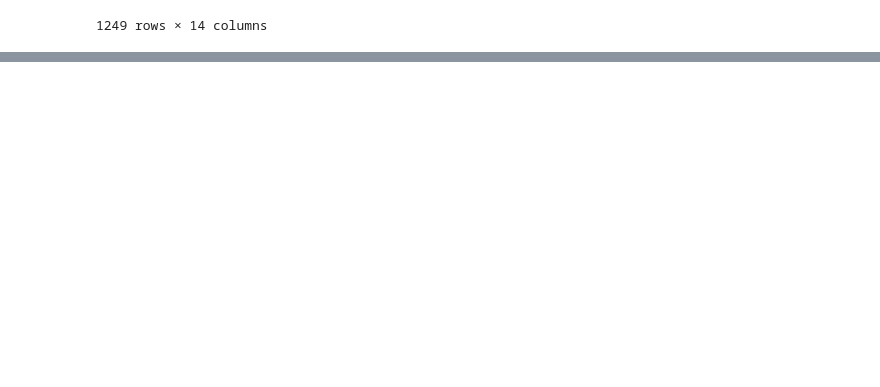
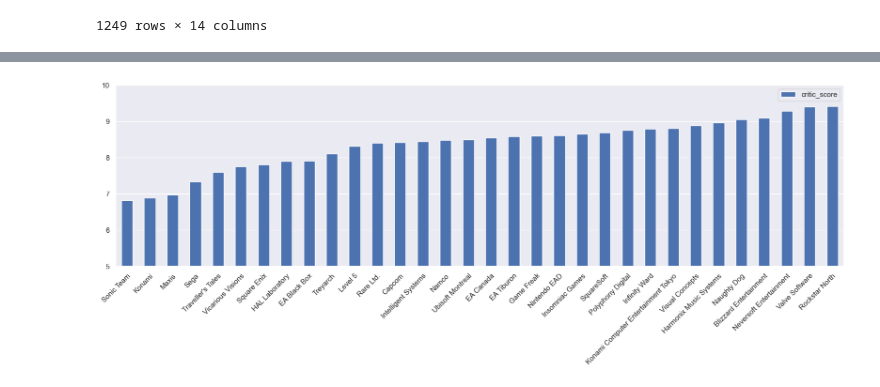
Before and after one commit to liamnelson3/UO-Data-Analysis-Project_1-Video-Game-Marketing, a Jupyter notebook: critic_score_bias.ipynb, the cells around one changed output, grey strips where cells are left out. Drawn from its saved outputs; the diff is of its cells as text; code cells hidden in the pictures; blank space fills up the shorter version.

```diff
--- a/critic_score_bias.ipynb
+++ b/critic_score_bias.ipynb
@@ -121,0 +138,7 @@ plt.xticks(rotation=45, ha='right', rotation_mode='anchor')
+# %%
+#Go through the same steps above with Developers
+grouped_vg_df_dev = filtered_df_dev.groupby(['developer'])
+grouped_vg_df_dev_mean=grouped_vg_df_dev['critic_score'].mean().reset_index()
+grouped_vg_df_dev_mean=grouped_vg_df_dev_mean.sort_values(by='critic_score')
+pd.set_option('display.max_rows', None)
+grouped_vg_df_dev_mean.set_index("developer")
@@ -121,0 +164,9 @@ plt.xticks(rotation=45, ha='right', rotation_mode='anchor')
+# %%
+vg_bar_dev = grouped_vg_df_dev_mean.plot(kind = "bar", figsize=(20,5))
+vg_bar_dev.set_xticklabels(grouped_vg_df_dev_mean["developer"], rotation=45, ha='right', rotation_mode='anchor')
+
+plt.ylim([5, 10])
+plt.grid(axis = 'x')
+plt.show()
+# %% [output]
+[figure, added]
```
Also changed, not shown: parts of 7 cells of this notebook.
